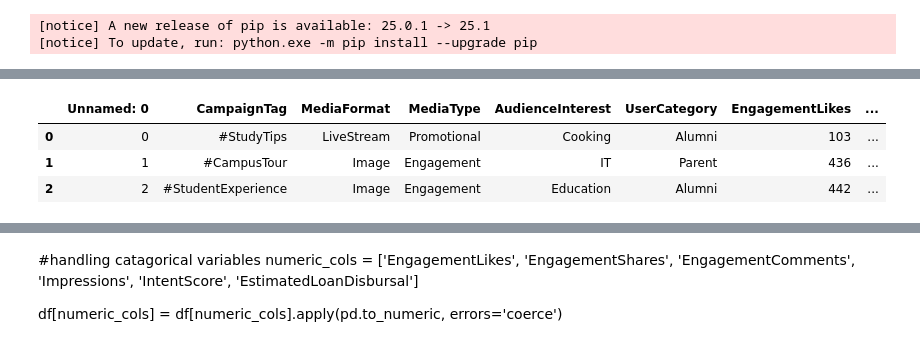
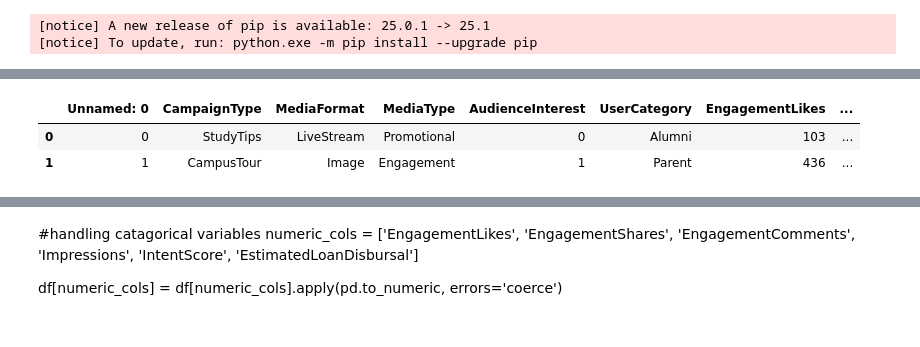
Before and after one commit to elitemomentum/ad_camp_performance_tiktok, a Jupyter notebook: tiktok.ipynb, the cells around one changed output, grey strips where cells are left out. Drawn from its saved outputs; the diff is of its cells as text; code cells hidden in the pictures.

```diff
--- a/tiktok.ipynb
+++ b/tiktok.ipynb
@@ -61,10 +63,9 @@ df.rename(columns=rename_map, inplace=True)
-# %%
-df.head(3)
-# %% [output]
-|  | Unnamed: 0 | CampaignTag | MediaFormat | MediaType | AudienceInterest | UserCategory | EngagementLikes | ... |
-| 0 | 0 | #StudyTips | LiveStream | Promotional | Cooking | Alumni | 103 | ... |
-| 1 | 1 | #CampusTour | Image | Engagement | IT | Parent | 436 | ... |
-| 2 | 2 | #StudentExperience | Image | Engagement | Education | Alumni | 442 | ... |
+# %%
+df.head(2)
+# %% [output]
+|  | Unnamed: 0 | CampaignType | MediaFormat | MediaType | AudienceInterest | UserCategory | EngagementLikes | ... |
+| 0 | 0 | StudyTips | LiveStream | Promotional | 0 | Alumni | 103 | ... |
+| 1 | 1 | CampusTour | Image | Engagement | 1 | Parent | 436 | ... |
 # %%
 df.drop(columns=['Unnamed: 0'], inplace=True)
 # %%
```
Also changed, not shown: parts of 19 cells of this notebook, 4 other files.
